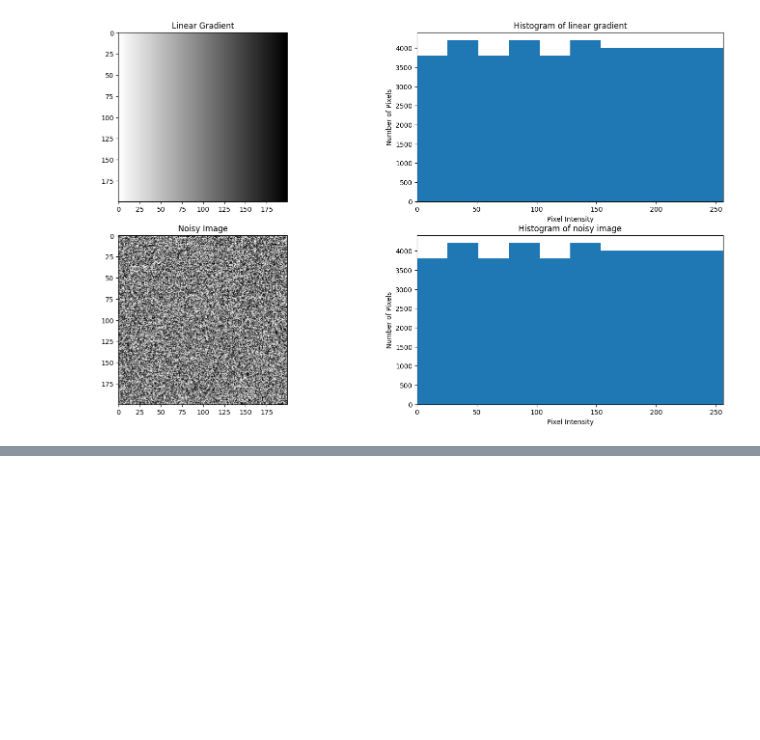
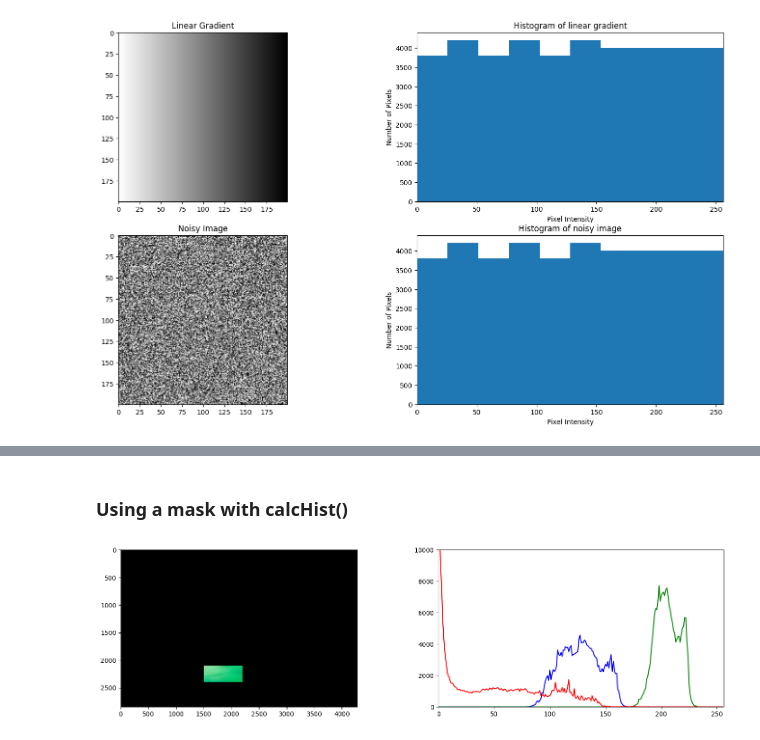
Before and after one commit to saulyaguana/Histograms-ColorSegmentation, a Jupyter notebook: histograms/histograms.ipynb, the cells around one changed output, grey strips where cells are left out. Saved outputs shown, nothing was run; the diff lists cells and outputs as text; code cells hidden in the pictures; blank space fills up the shorter version.

```diff
--- a/histograms/histograms.ipynb
+++ b/histograms/histograms.ipynb
@@ -166,0 +187,35 @@ plt.title("Histogram of noisy image");
+# %% [markdown]
+### Using a mask with calcHist()
+# %%
+# Read the color images.
+img = cv2.imread("./Emerald_Lakes_New_Zealand.jpg")
+
+# Create a mask to filter the image for the histogram calculation.
+mask_hist = np.zeros((img.shape[0], img.shape[1]), dtype='uint8')
+
+# Select a region that isolates the green lake.
+mask_hist[2100:2400, 1500:2200] = 255
+
+# Create a similar mask to show the selected region in the image (for display purposes only).
+# The mask must have the same number of color channels as the image, but each color channel will
+# contain the same information.
+mat = [mask_hist, mask_hist, mask_hist]
+mask_3ch = cv2.merge(mat, 3)
+
+# Create an image that only shows the selected region of interest.
+img_roi = cv2.bitwise_and(img, mask_3ch)
+
+# Compute histograms for each color channel for both images.
+hist1_lake = cv2.calcHist([img], [0], mask_hist, [256], [0, 255])
+hist2_lake = cv2.calcHist([img], [1], mask_hist, [256], [0, 255])
+hist3_lake = cv2.calcHist([img], [2], mask_hist, [256], [0, 255])
+
+# Display the images and histogram plots.
+plt.figure(figsize=(18, 10))
+plt.subplot(223); plt.imshow(img_roi[:, :, ::-1])
+
+plt.subplot(224); plt.plot(hist1_lake, 'b'); plt.plot(hist2_lake, 'g'); plt.plot(hist3_lake, 'r');
+plt.xlim([0, 256])
+plt.ylim([0, 10000]);
+# %% [output]
+[figure, added]
```
Also changed, not shown: parts of 3 cells of this notebook, 1 other file.
